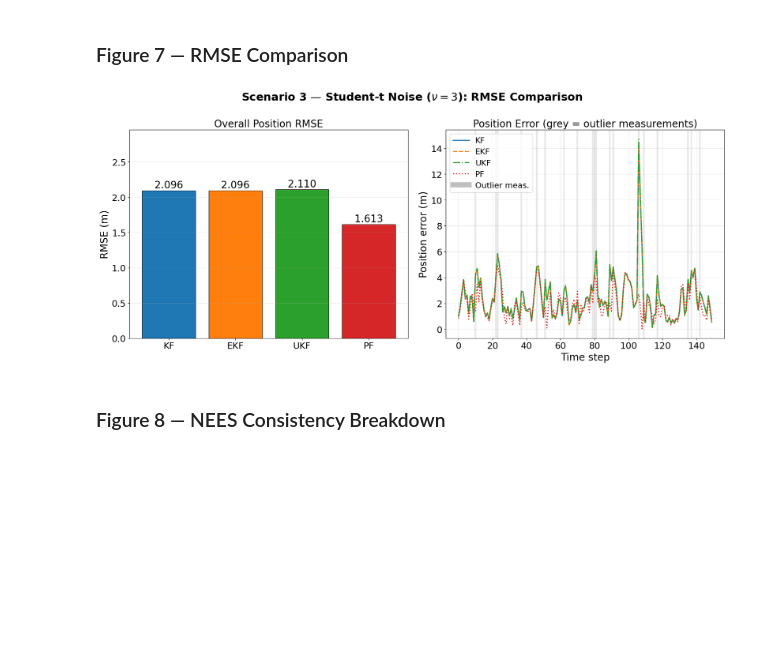
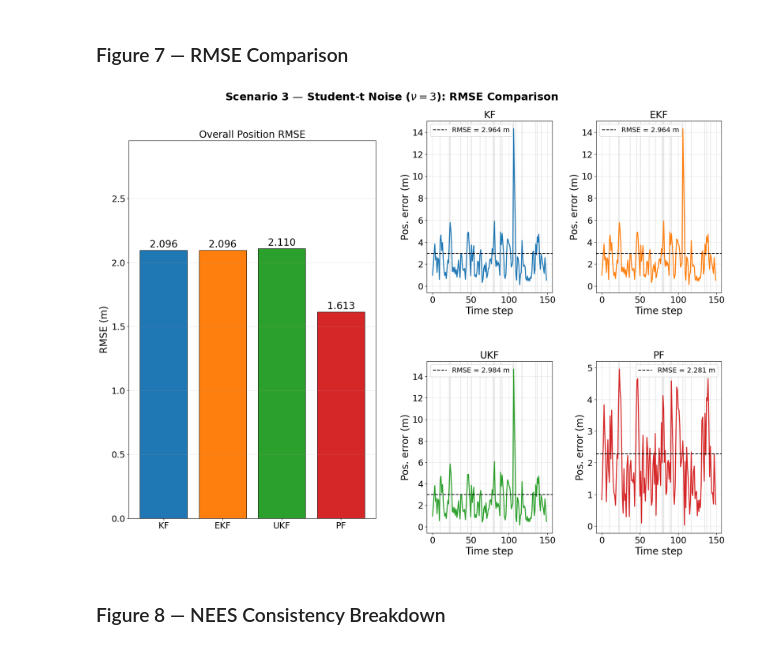
Before and after one commit to Moyin3/Dissertation, a Jupyter notebook: comparative_analysis.ipynb, the cells around one changed output. Cells and saved outputs as stored; diff of their text form; code cells hidden in the pictures; blank space fills up the shorter version.

```diff
--- a/comparative_analysis.ipynb
+++ b/comparative_analysis.ipynb
@@ -342,7 +349,7 @@ for ax, dim, label in zip(axes,[0,1],['$p_x$ (m)','$p_y$ (m)']):
     if dim==0:
         cb=add_colorbar(fig, sc, axes)
         extra=[Line2D([0],[0],color='k',lw=2.8,label='Ground truth'),
-               Line2D([0],[0],marker='o',color='C4',ms=7,ls='',alpha=0.7,label='Measurements')]
+               Line2D([0],[0],marker='x',color='C4',ms=9,ls='',lw=1.5,alpha=0.7,label='Measurements')]
         ax.legend(handles=legend_handles(extra), ncol=3)
 
 axes[-1].set_xlabel('Time step')
@@ -515,0 +552,17 @@ plt.tight_layout(); plt.savefig('figures/s2_state_estimates.png'); plt.show()
+# %%
+fig, ax = plt.subplots(figsize=(10,9))
+ax.plot(true_states_2[:,0], true_states_2[:,1], 'k-', lw=2.8, label='Ground truth', zorder=5)
+sc = plasma_scatter_2d(ax, meas2_x, meas2_y, t2, label='Meas. (projected)')
+for f in FILTERS:
+    ax.plot(est2[f][:,0], est2[f][:,1],
+            color=COLORS[f], ls=LSTYLE[f], lw=2.2, label=f, zorder=4)
+cb = fig.colorbar(sc, ax=ax, pad=0.02)
+cb.set_label('Time step', fontsize=FS); cb.ax.tick_params(labelsize=FS_TICK)
+extra = [Line2D([0],[0],color='k',lw=2.8,label='Ground truth'),
+         Line2D([0],[0],marker='x',color='C4',ms=9,ls='',lw=1.5,alpha=0.7,
+                label='Meas. (projected)')]
+ax.legend(handles=legend_handles(extra), ncol=2)
+ax.set_xlabel('$p_x$ (m)'); ax.set_ylabel('$p_y$ (m)')
+ax.set_title('Scenario 2 — Nonlinear Range-Bearing: 2-D Trajectory', fontweight='bold')
+ax.grid(True, alpha=0.3)
+plt.tight_layout(); plt.savefig('figures/s2_trajectory.png'); plt.show()
@@ -653,33 +708,40 @@ Scenario 3 filters complete.
 # %% [markdown]
 ### Figure 7 — RMSE Comparison
 # %%
-fig, axes = plt.subplots(1,2,figsize=(18,8))
+overall3 = {f: np.sqrt(np.mean((est3[f][:,:2]-true_states_3[:,:2])**2)) for f in FILTERS}
 
-ax=axes[0]
-bars=ax.bar(FILTERS,[overall3[f] for f in FILTERS],
-            color=[COLORS[f] for f in FILTERS],edgecolor='k',lw=0.9)
-for bar,f in zip(bars,FILTERS):
-    ax.text(bar.get_x()+bar.get_width()/2, bar.get_height()+0.005,
-            f'{overall3[f]:.3f}', ha='center', va='bottom', fontsize=FS)
-ax.set_ylabel('RMSE (m)'); ax.set_title('Overall Position RMSE')
-ax.grid(True,axis='y',alpha=0.3); ax.set_ylim(0,max(overall3.values())*1.4)
+fig = plt.figure(figsize=(20, 14))
 
-ax=axes[1]
-for f in FILTERS:
-    ax.plot(t3, pos_err_ts(est3[f],true_states_3),
-            color=COLORS[f], ls=LSTYLE[f], lw=2.2, label=f)
-for k in outlier_steps:
-    ax.axvspan(k-0.5,k+0.5,color='grey',alpha=0.18,lw=0)
-ax.plot([],[],color='grey',alpha=0.5,lw=10,label='Outlier meas.')
-ax.set_xlabel('Time step'); ax.set_ylabel('Position error (m)')
-ax.set_title('Position Error (grey = outlier measurements)')
-ax.legend(); ax.grid(True,alpha=0.3)
+# Left column: bar chart
+ax_bar = fig.add_subplot(1, 2, 1)
+bars = ax_bar.bar(FILTERS, [overall3[f] for f in FILTERS],
+                  color=[COLORS[f] for f in FILTERS], edgecolor='k', lw=0.9)
+for bar, f in zip(bars, FILTERS):
+    ax_bar.text(bar.get_x()+bar.get_width()/2, bar.get_height()+0.005,
+                f'{overall3[f]:.3f}', ha='center', va='bottom', fontsize=FS)
+ax_bar.set_ylabel('RMSE (m)'); ax_bar.set_title('Overall Position RMSE')
+ax_bar.grid(True, axis='y', alpha=0.3)
+ax_bar.set_ylim(0, max(overall3.values())*1.4)
+
+# Right: 2×2 per-filter position error with outlier shading
+gs_right = fig.add_gridspec(2, 2, left=0.55, right=0.97, top=0.92, bottom=0.08,
+                              hspace=0.40, wspace=0.35)
+for idx, f in enumerate(FILTERS):
+    ax = fig.add_subplot(gs_right[idx//2, idx%2])
+    err = pos_err_ts(est3[f], true_states_3)
+    rmse_f = np.sqrt(np.mean(err**2))
+    for k in outlier_steps:
+        ax.axvspan(k-0.5, k+0.5, color='grey', alpha=0.18, lw=0)
+    ax.plot(t3, err, color=COLORS[f], lw=2.0)
+    ax.axhline(rmse_f, color='k', ls='--', lw=1.6, label=f'RMSE = {rmse_f:.3f} m')
+    ax.set_title(f); ax.set_xlabel('Time step'); ax.set_ylabel('Pos. error (m)')
+    ax.legend(fontsize=FS_LEG-2); ax.grid(True, alpha=0.3)
 
 fig.suptitle(f'Scenario 3 — Student-t Noise ($\\nu={NU}$): RMSE Comparison',
              fontweight='bold')
-plt.tight_layout(); plt.savefig('figures/s3_rmse.png'); plt.show()
+plt.savefig('figures/s3_rmse.png'); plt.show()
 # %% [output]
-[figure, old version]
+[figure, new version]
 # %% [markdown]
 ### Figure 8 — NEES Consistency Breakdown
 # %%
```
Also changed, not shown: parts of 7 cells of this notebook, 6 other files.
